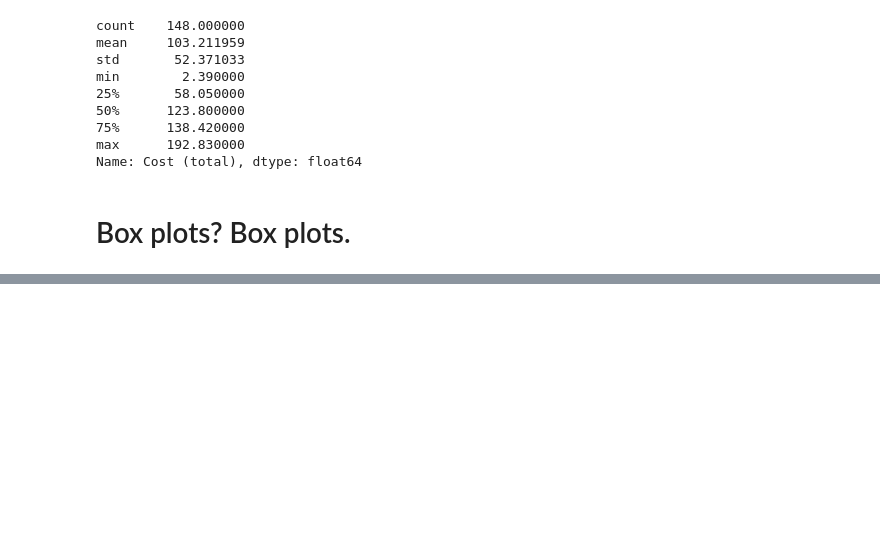
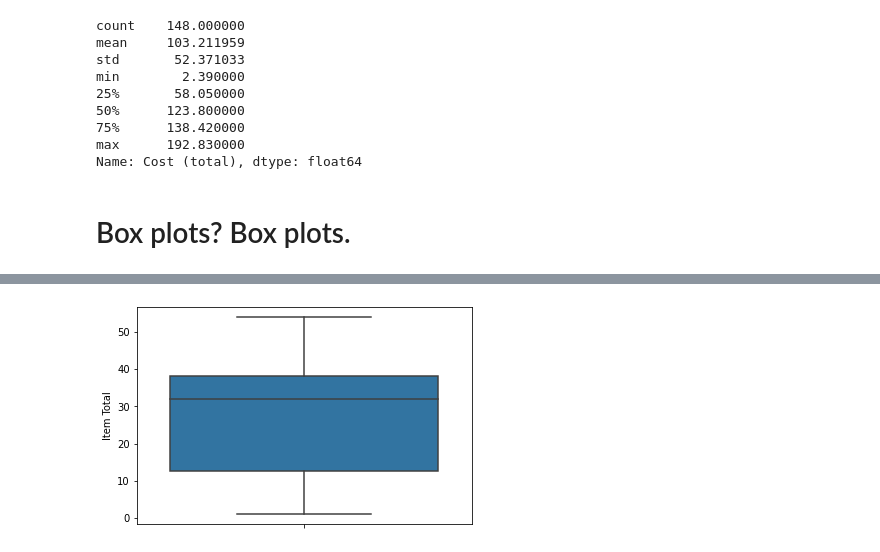
Before and after one commit to Katherine89Lee/Personal-Grocery-Project, a Jupyter notebook: Grocery Visualization.ipynb, the cells around one changed output, grey strips where cells are left out. Drawn from its saved outputs; the diff is of its cells as text; code cells hidden in the pictures; blank space fills up the shorter version.

```diff
--- a/Grocery Visualization.ipynb
+++ b/Grocery Visualization.ipynb
@@ -160,0 +166,5 @@ Name: Cost (total), dtype: float64
+# %%
+sns.boxplot(y=groceries2_clean["Item Total"])
+plt.show()
+# %% [output]
+[figure, added]
```
Also changed, not shown: parts of 2 cells of this notebook.
